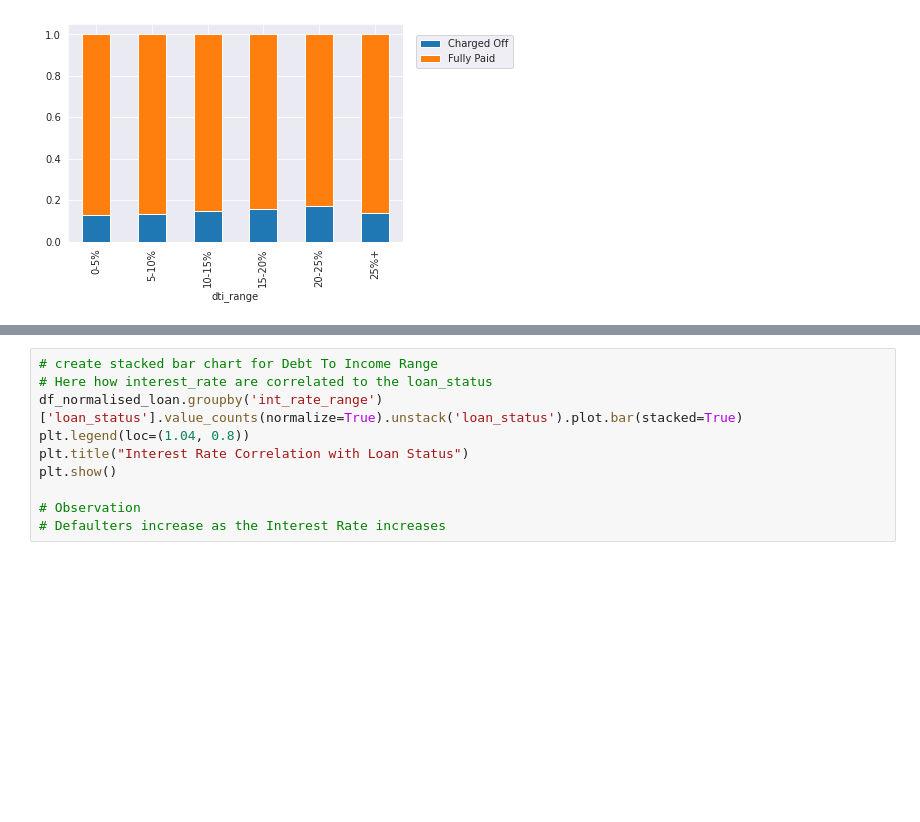
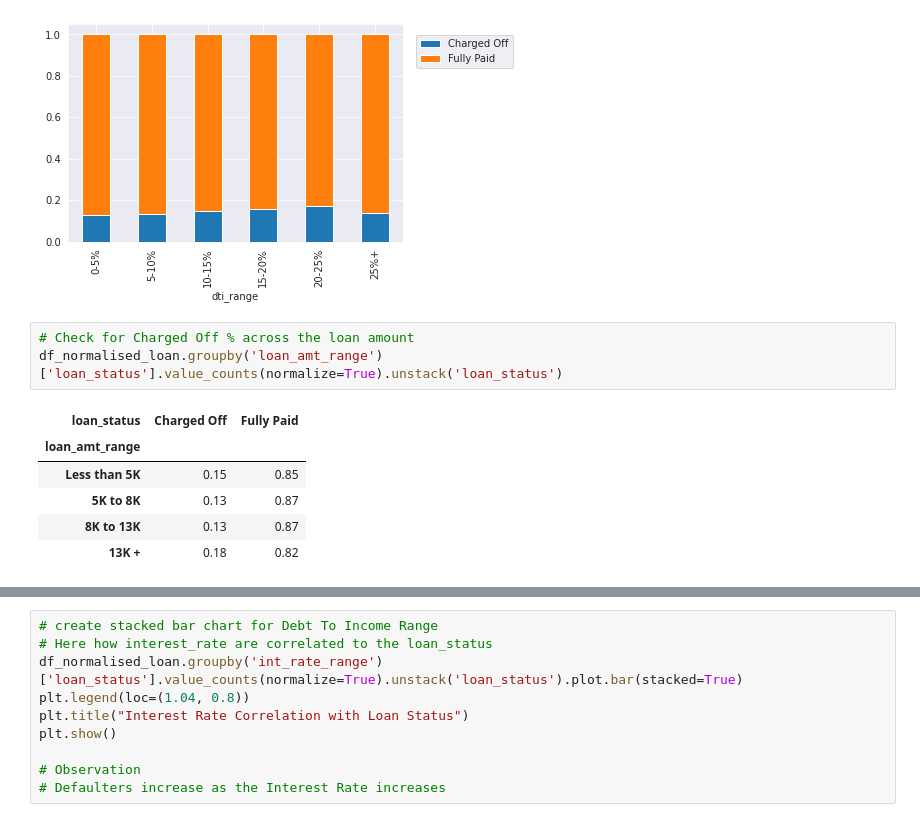
Before and after one commit to chitra-psg/lending-club, a Jupyter notebook: customer_loan_profile_analysis_final.ipynb, the cells around one changed output, grey strips where cells are left out. Drawn from its saved outputs; the diff is of its cells as text; blank space fills up the shorter version.

```diff
--- a/customer_loan_profile_analysis_final.ipynb
+++ b/customer_loan_profile_analysis_final.ipynb
@@ -395,3 +408,13 @@ plt.show()
 # Defaulters are within 20% across all DTI Range
 # %% [output]
 [figure]
+# %%
+# Check for Charged Off % across the loan amount
+df_normalised_loan.groupby('loan_amt_range')['loan_status'].value_counts(normalize=True).unstack('loan_status')
+# %% [output]
+| loan_status | Charged Off | Fully Paid |
+| loan_amt_range |  |  |
+| Less than 5K | 0.15 | 0.85 |
+| 5K to 8K | 0.13 | 0.87 |
+| 8K to 13K | 0.13 | 0.87 |
+| 13K + | 0.18 | 0.82 |
```
Also changed, not shown: parts of 17 cells of this notebook.
